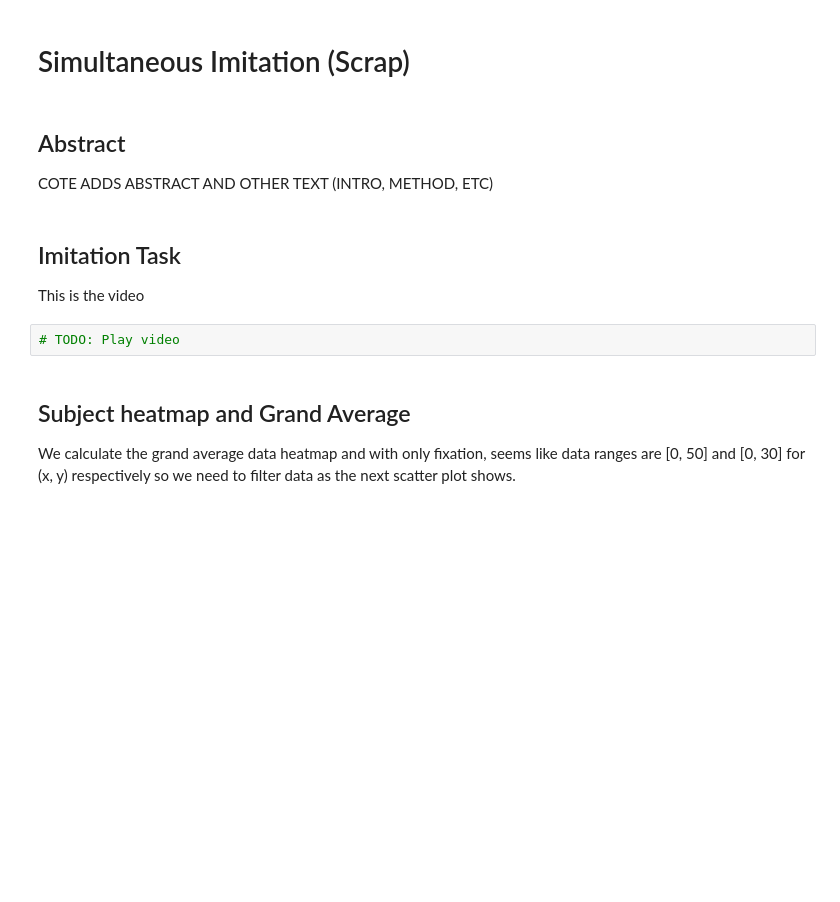
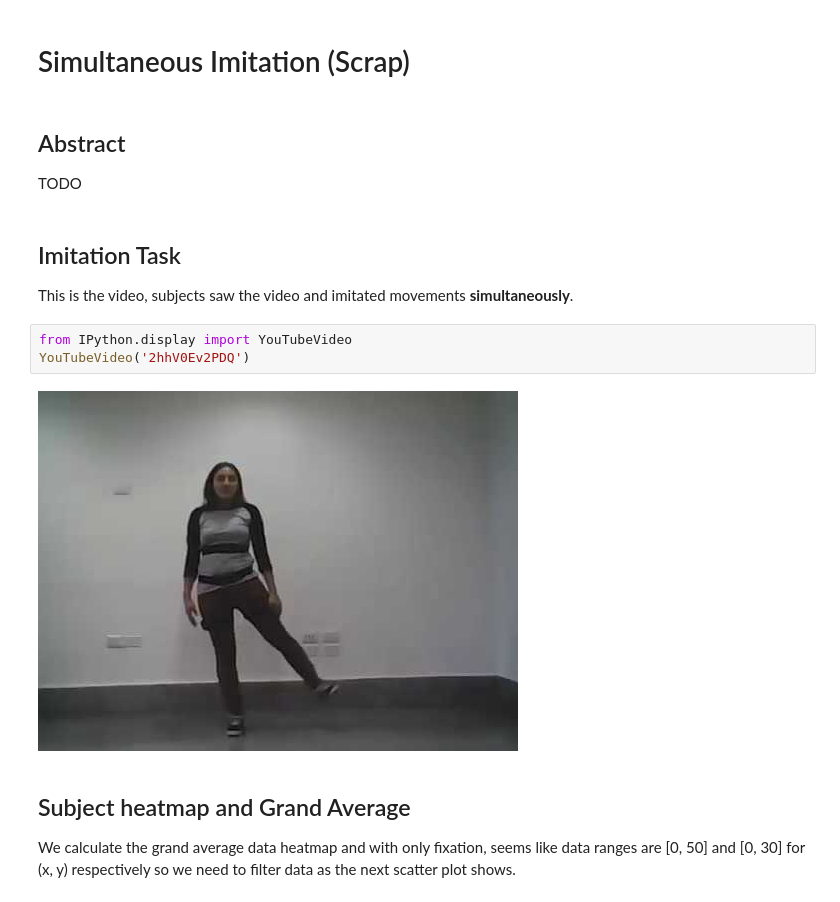
Before and after one commit to harrisonford/accelerometer-data, a Jupyter notebook: Report.ipynb, the cells around one changed output. Drawn from its saved outputs; the diff is of its cells as text; blank space fills up the shorter version.

Commit message:
add imitation video

```diff
--- a/Report.ipynb
+++ b/Report.ipynb
@@ -1,14 +1,17 @@
 # %% [markdown]
 # Simultaneous Imitation (Scrap)
-# %% [markdown]
-## Abstract
-
-COTE ADDS ABSTRACT AND OTHER TEXT (INTRO, METHOD, ETC)
+# %% [markdown]
+## Abstract
+
+TODO
 # %% [markdown]
 ## Imitation Task
-This is the video
+This is the video, subjects saw the video and imitated movements **simultaneously**.
-# %%
-# TODO: Play video
+# %%
+from IPython.display import YouTubeVideo
+YouTubeVideo('2hhV0Ev2PDQ')
+# %% [output]
+[figure, added]
 # %% [markdown]
 ## Subject heatmap and Grand Average
 
```
Also changed, not shown: parts of 5 cells of this notebook.
